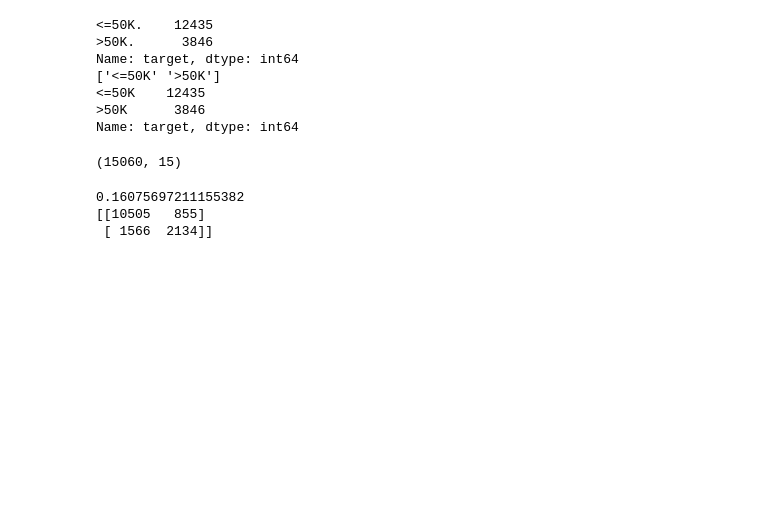
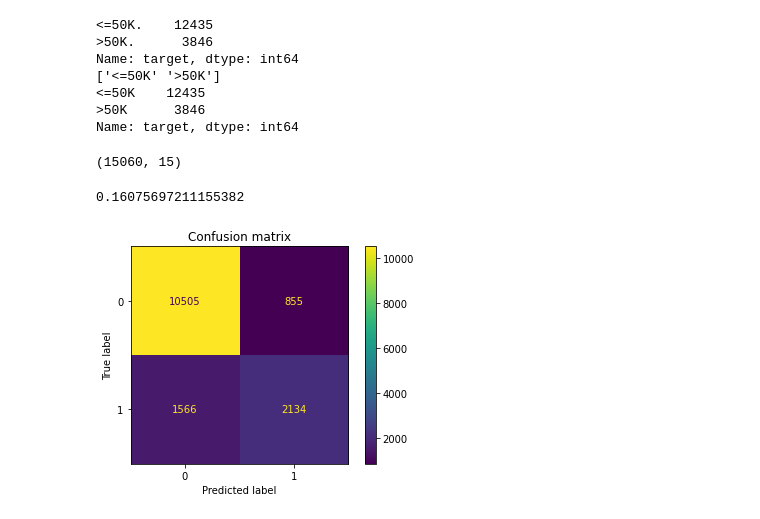
Before and after one commit to ymirchev/Notebooks, a Jupyter notebook: adult_50K_salary/adult_logreg.ipynb, the cells around one changed output. Cells and saved outputs as stored; diff of their text form; code cells hidden in the pictures; blank space fills up the shorter version.

```diff
--- a/adult_50K_salary/adult_logreg.ipynb
+++ b/adult_50K_salary/adult_logreg.ipynb
@@ -316,19 +319,26 @@ tf[top_int_cols] = scaler.transform(tf[top_int_cols])
 # %%
 """
 Results using all the features
 0.16075697211155382
 [[10497   863]
  [ 1558  2142]]
 """
 
 from sklearn.metrics import confusion_matrix
 pred = clf.predict(tf[top_cols])
 print(1 - accuracy_score(ty, pred))
-print(confusion_matrix(ty, pred))
+
+
+from sklearn.metrics import plot_confusion_matrix
+import matplotlib.pyplot as plt
+
+# Generate confusion matrix
+matrix = plot_confusion_matrix(clf, tf[top_cols], ty, normalize=None, values_format='.0f')
+plt.title('Confusion matrix')
+plt.show()
 # %% [output]
 0.16075697211155382
-[[10505   855]
- [ 1566  2134]]
+[figure, added]
 # %%
 coefs = sorted(list(zip(clf.coef_.T, top_cols)),reverse=True, key=lambda x: x[0][0])
 pd.DataFrame([[c[1], c[0][0]] for c in coefs], columns=["coef. name", "value"])
```
Also changed, not shown: parts of 9 cells of this notebook, 1 other file.
